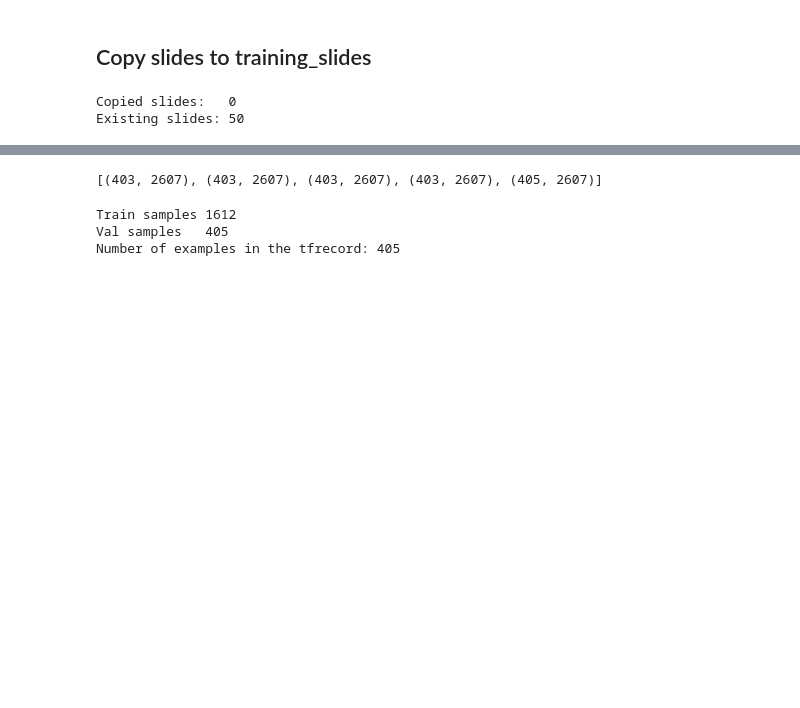
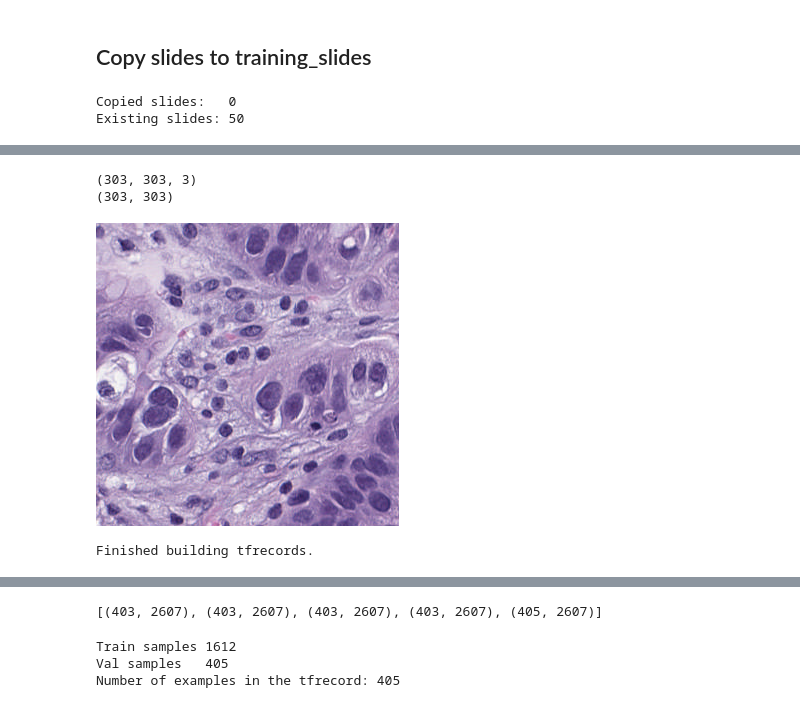
Before and after one commit to adpartin/pdx-histo, a Jupyter notebook: nbs/03-build_tfrec.ipynb, the cells around one changed output, grey strips where cells are left out. Drawn from its saved outputs; the diff is of its cells as text; code cells hidden in the pictures; blank space fills up the shorter version.

```diff
--- a/nbs/03-build_tfrec.ipynb
+++ b/nbs/03-build_tfrec.ipynb
@@ -116,4 +83,6 @@ data (2004, 2607)
 # %%
-# Create a column of unique treatments
-jj = [str(a)+'_'+str(b) for a, b in zip(data.Sample, data.Drug1)]
-data.insert(loc=0, column='smp', value=jj, allow_duplicates=False)
+# Create column of unique treatments
+col_name = 'smp'
+if col_name not in data.columns:
+    jj = [str(s) + '_' + str(d) for s, d in zip(data.Sample, data.Drug1)]
+    data.insert(loc=0, column=col_name, value=jj, allow_duplicates=False)
@@ -240,0 +171,64 @@ for i, item in data.iterrows():
+# %%
+# Load tile into np
+i, item = next(data.iterrows())
+tiles_path_list = list(tiles_path.glob(f'{item.image_id}-tile*.png'))
+np_img = slide.open_image_np(str(tiles_path_list[0]), verbose=False);
+img = slide.open_image(str(tiles_path_list[0]));
+print(np_img.shape)
+print(img.size)
+
+# show_img(np_img)
+display(img)
+# %% [output]
+(303, 303, 3)
+(303, 303)
+[figure, added]
+# %%
+# ----------------
+# Create tfrecords
+# ----------------
+n_samples = 1
+# n_samples = data.shape[0]
+
+# Iter over treatment samples
+for i, item in itertools.islice(data.iterrows(), n_samples):
+# for i, item in data.iterrows():
+    # Prefix rna and drug features
+    ge_vec = [value for col_name, value in zip(item.index, item.values) if col_name.startswith('ge_')]
+    dd_vec = [value for col_name, value in zip(item.index, item.values) if col_name.startswith('dd_')]
+
+    tfr_fname = tfr_path/f'train_{item.smp}.tfrecord'  # tfrecord filename
+    tiles_path_list = list(tiles_path.glob(f'{item.image_id}-tile*.png'))  # load slide tiles
+    writer = tf.io.TFRecordWriter(str(tfr_fname))  # create tfr writer
+
+    # Iter over tiles
+    for tile_path in tiles_path_list:
+        np_img = slide.open_image_np(str(tile_path), verbose=False)
+        img_bytes = np_img_to_bytes(np_img)
+
+        # Prep features for current example to be assigned into the tfrecord
+        feature = {
+                'ge_vec': _float_feature(ge_vec),
+                'dd_vec': _float_feature(dd_vec),
+
+                'smp': _bytes_feature(bytes(item['smp'], 'utf-8')),
+                'rsp': _int64_feature(item['Response']),
+                'image_id': _int64_feature(item['image_id']),
+
+                # tile
+                'image_raw': _bytes_feature(img_bytes),
+                # TODO tile meta
+
+                'Sample': _bytes_feature(bytes(item['Sample'], 'utf-8')),
+                'ctype': _bytes_feature(bytes(item['ctype'], 'utf-8')),
+                'csite': _bytes_feature(bytes(item['csite'], 'utf-8')),
+                'ctype_label': _int64_feature(item['ctype_label']),
+                'csite_label': _int64_feature(item['csite_label']),
+        }
+        ex = tf.train.Example(features=tf.train.Features(feature=feature))
+        writer.write(ex.SerializeToString())
+
+    writer.close()
+    print('\nFinished building tfrecords.')
+# %% [output]
+Finished building tfrecords.
```
Also changed, not shown: parts of 20 cells of this notebook, 5 other files.
